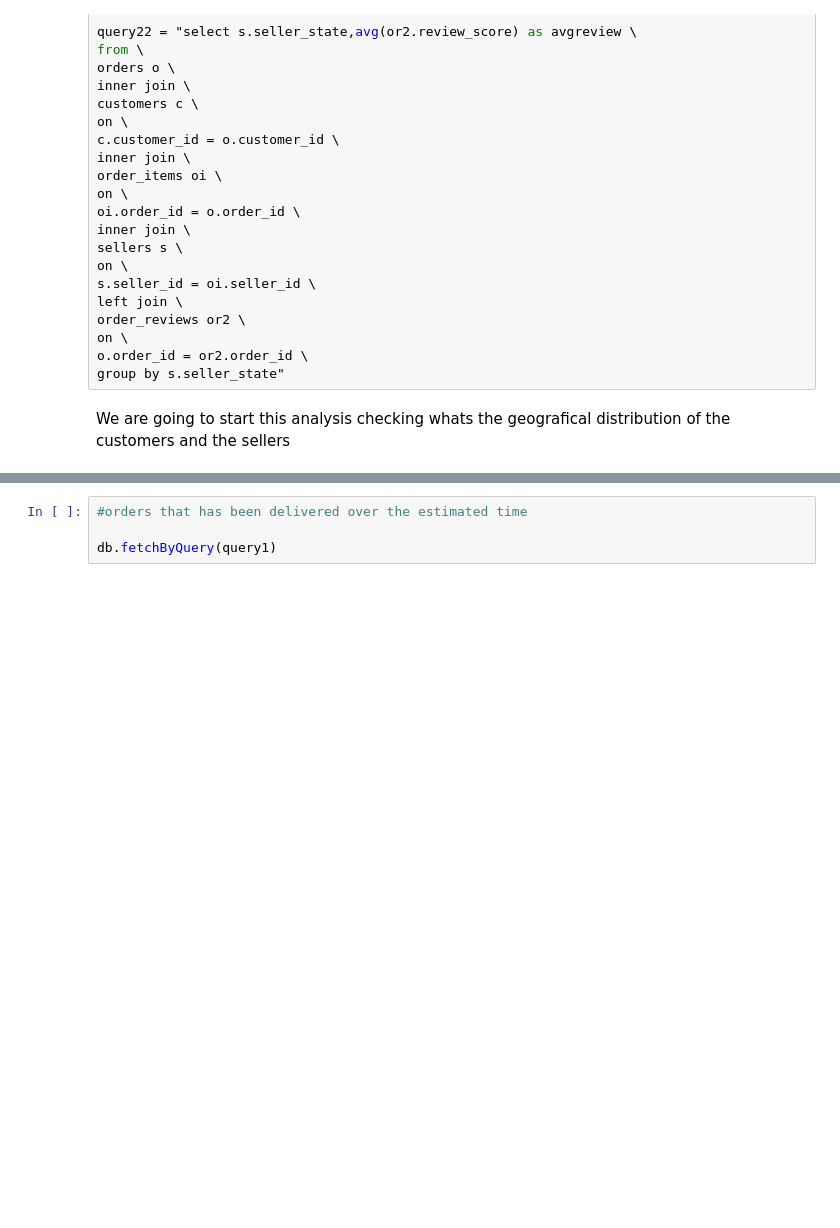
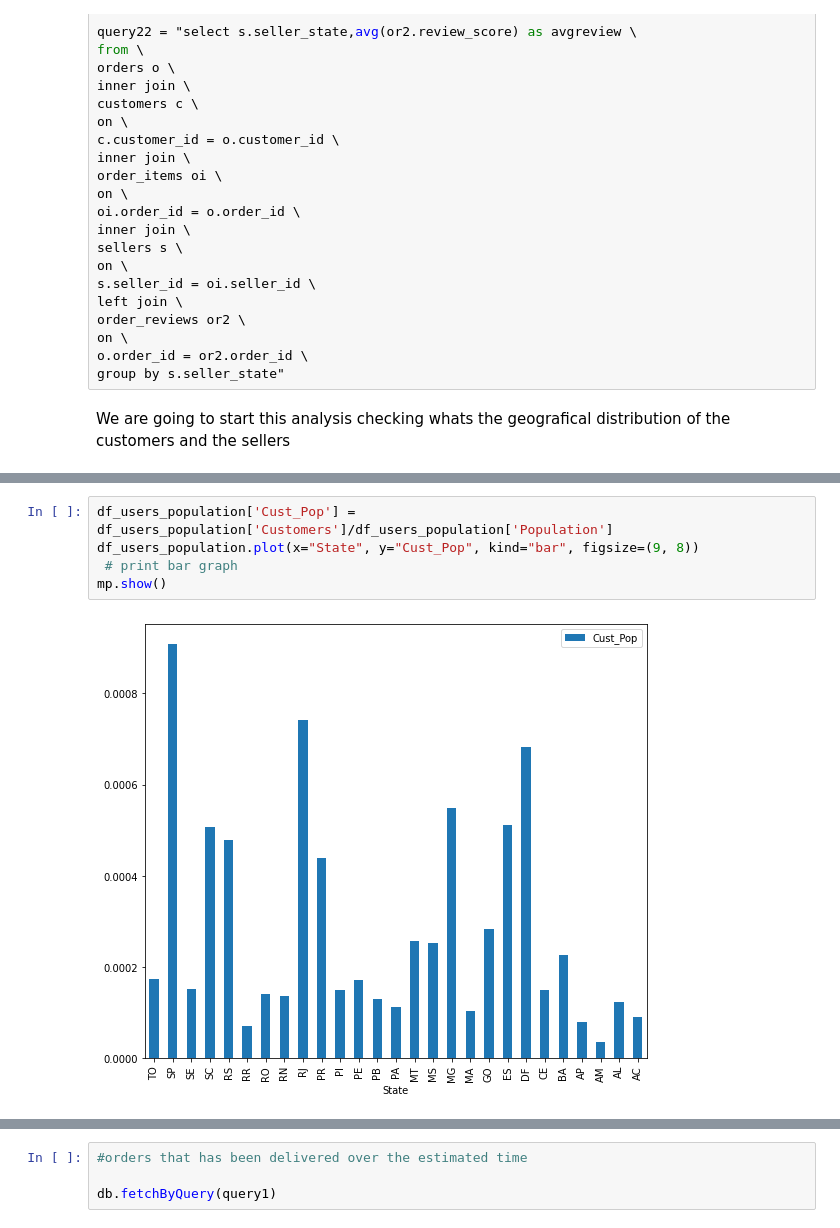
Before and after one commit to kvc55/DE_final_project, a Jupyter notebook: notebooks/insights_analysis.ipynb, the cells around one changed output, grey strips where cells are left out. Saved outputs shown, nothing was run; the diff lists cells and outputs as text; blank space fills up the shorter version.

```diff
--- a/notebooks/insights_analysis.ipynb
+++ b/notebooks/insights_analysis.ipynb
@@ -569,0 +646,7 @@ AttributeError: 'DataFrame' object has no attribute 'orderby'
+# %%
+df_users_population['Cust_Pop'] = df_users_population['Customers']/df_users_population['Population']
+df_users_population.plot(x="State", y="Cust_Pop", kind="bar", figsize=(9, 8))
+ # print bar graph
+mp.show()
+# %% [output]
+[figure, added]
```
Also changed, not shown: parts of 25 cells of this notebook.
